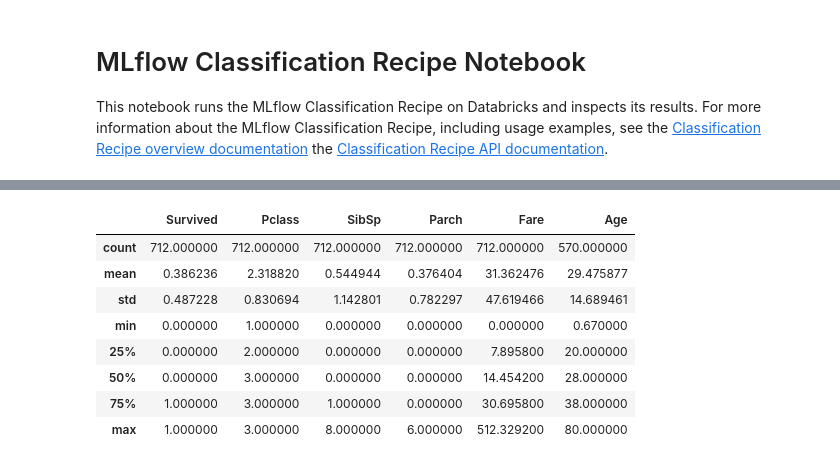
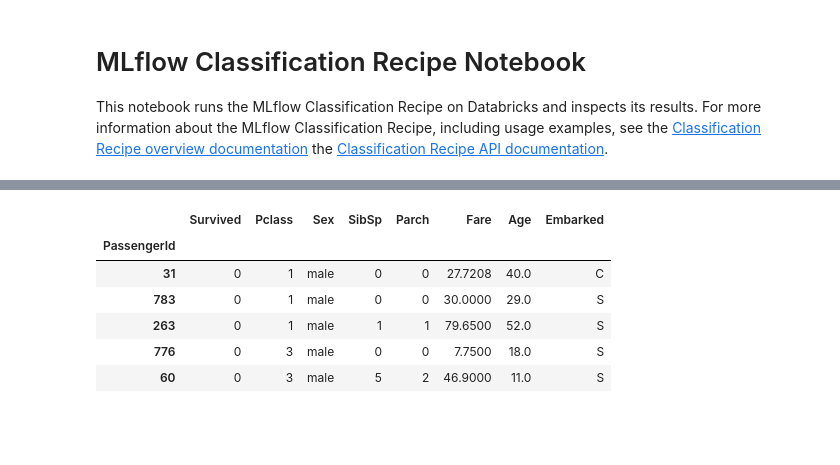
Before and after one commit to leomaurodesenv/mlflow-recipes-titanic, a Jupyter notebook: notebooks/jupyter.ipynb, the cells around one changed output, grey strips where cells are left out. Saved outputs shown, nothing was run; the diff lists cells and outputs as text; code cells hidden in the pictures; blank space fills up the shorter version.

```diff
--- a/notebooks/jupyter.ipynb
+++ b/notebooks/jupyter.ipynb
@@ -29,17 +32,15 @@ Run MLFlow Recipe step: split
 [interactive output not drawn]
 # %%
 training_data = r.get_artifact("training_data")
-training_data.describe()
+training_data.sample(5)
 # %% [output]
-|  | Survived | Pclass | SibSp | Parch | Fare | Age |
-| count | 712.000000 | 712.000000 | 712.000000 | 712.000000 | 712.000000 | 570.000000 |
-| mean | 0.386236 | 2.318820 | 0.544944 | 0.376404 | 31.362476 | 29.475877 |
-| std | 0.487228 | 0.830694 | 1.142801 | 0.782297 | 47.619466 | 14.689461 |
-| min | 0.000000 | 1.000000 | 0.000000 | 0.000000 | 0.000000 | 0.670000 |
-| 25% | 0.000000 | 2.000000 | 0.000000 | 0.000000 | 7.895800 | 20.000000 |
-| 50% | 0.000000 | 3.000000 | 0.000000 | 0.000000 | 14.454200 | 28.000000 |
-| 75% | 1.000000 | 3.000000 | 1.000000 | 0.000000 | 30.695800 | 38.000000 |
-| max | 1.000000 | 3.000000 | 8.000000 | 6.000000 | 512.329200 | 80.000000 |
+|  | Survived | Pclass | Sex | SibSp | Parch | Fare | Age | Embarked |
+| PassengerId |  |  |  |  |  |  |  |  |
+| 31 | 0 | 1 | male | 0 | 0 | 27.7208 | 40.0 | C |
+| 783 | 0 | 1 | male | 0 | 0 | 30.0000 | 29.0 | S |
+| 263 | 0 | 1 | male | 1 | 1 | 79.6500 | 52.0 | S |
+| 776 | 0 | 3 | male | 0 | 0 | 7.7500 | 18.0 | S |
+| 60 | 0 | 3 | male | 5 | 2 | 46.9000 | 11.0 | S |
 # %%
 r.run("transform")
 # %% [output]
```
Also changed, not shown: parts of 10 cells of this notebook, 1 other file.
